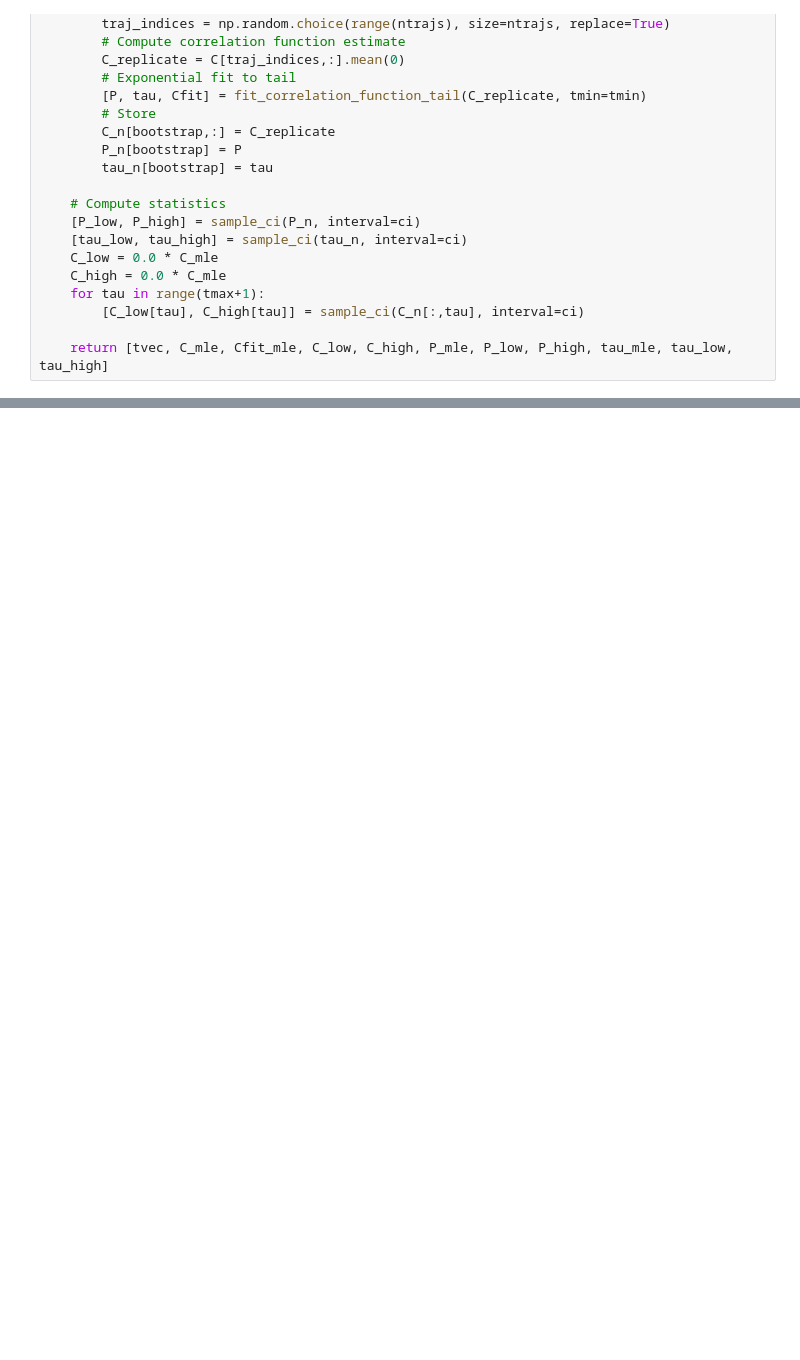
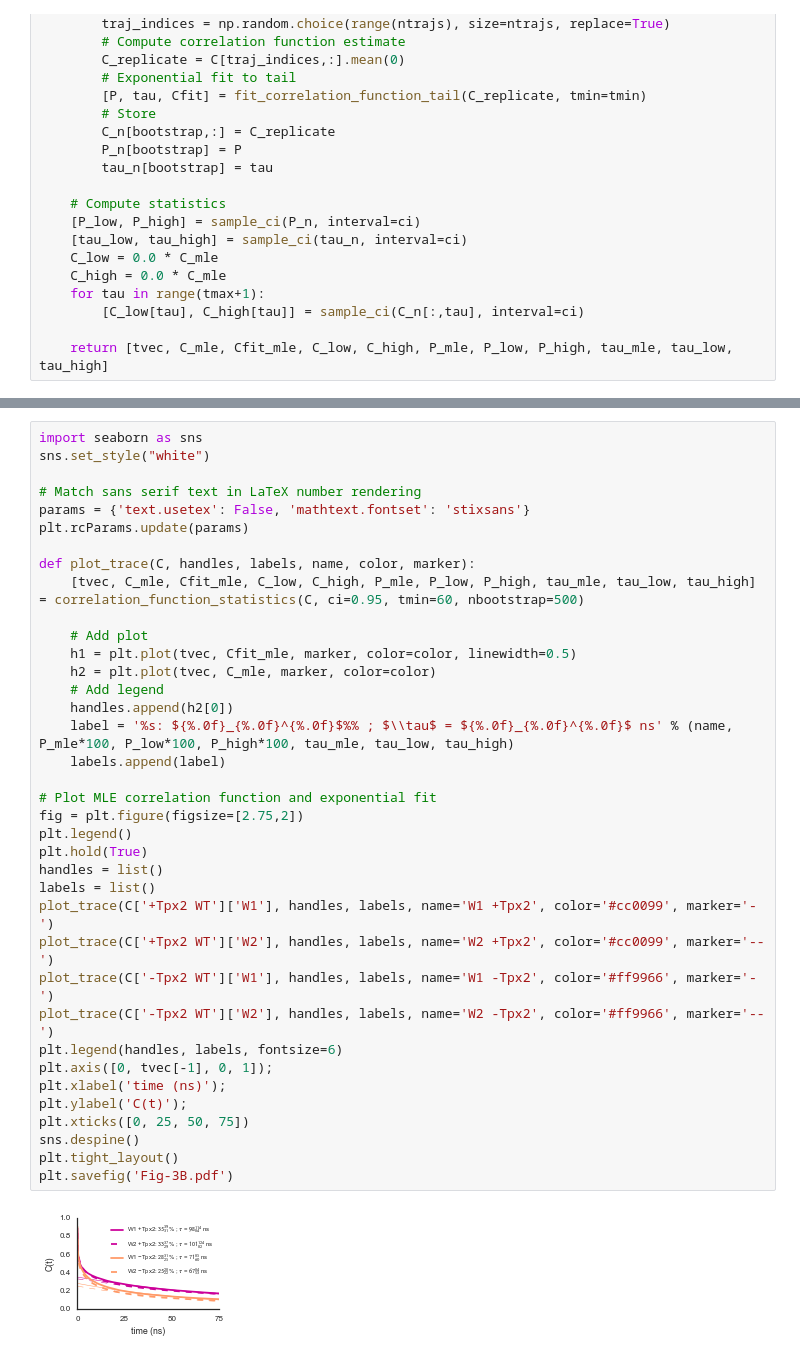
Before and after one commit to choderalab/AURKA_UMN, a Jupyter notebook: analyze/explore-publication-figures.ipynb, the cells around one changed output, grey strips where cells are left out. Cells and saved outputs as stored; diff of their text form; blank space fills up the shorter version.

```diff
--- a/analyze/explore-publication-figures.ipynb
+++ b/analyze/explore-publication-figures.ipynb
@@ -433,0 +413,39 @@ plt.savefig('Fig-3B.pdf')
+# %%
+import seaborn as sns
+sns.set_style("white")
+
+# Match sans serif text in LaTeX number rendering
+params = {'text.usetex': False, 'mathtext.fontset': 'stixsans'}
+plt.rcParams.update(params)
+
+def plot_trace(C, handles, labels, name, color, marker):
+    [tvec, C_mle, Cfit_mle, C_low, C_high, P_mle, P_low, P_high, tau_mle, tau_low, tau_high] = correlation_function_statistics(C, ci=0.95, tmin=60, nbootstrap=500)
+
+    # Add plot
+    h1 = plt.plot(tvec, Cfit_mle, marker, color=color, linewidth=0.5)
+    h2 = plt.plot(tvec, C_mle, marker, color=color)
+    # Add legend
+    handles.append(h2[0])
+    label = '%s: ${%.0f}_{%.0f}^{%.0f}$%% ; $\\tau$ = ${%.0f}_{%.0f}^{%.0f}$ ns' % (name, P_mle*100, P_low*100, P_high*100, tau_mle, tau_low, tau_high)
+    labels.append(label)
+
+# Plot MLE correlation function and exponential fit
+fig = plt.figure(figsize=[2.75,2])
+plt.legend()
+plt.hold(True)
+handles = list()
+labels = list()
+plot_trace(C['+Tpx2 WT']['W1'], handles, labels, name='W1 +Tpx2', color='#cc0099', marker='-')
+plot_trace(C['+Tpx2 WT']['W2'], handles, labels, name='W2 +Tpx2', color='#cc0099', marker='--')
+plot_trace(C['-Tpx2 WT']['W1'], handles, labels, name='W1 -Tpx2', color='#ff9966', marker='-')
+plot_trace(C['-Tpx2 WT']['W2'], handles, labels, name='W2 -Tpx2', color='#ff9966', marker='--')
+plt.legend(handles, labels, fontsize=6)
+plt.axis([0, tvec[-1], 0, 1]);
+plt.xlabel('time (ns)');
+plt.ylabel('C(t)');
+plt.xticks([0, 25, 50, 75])
+sns.despine()
+plt.tight_layout()
+plt.savefig('Fig-3B.pdf')
+# %% [output]
+[figure, added]
```
Also changed, not shown: parts of 5 cells of this notebook.
